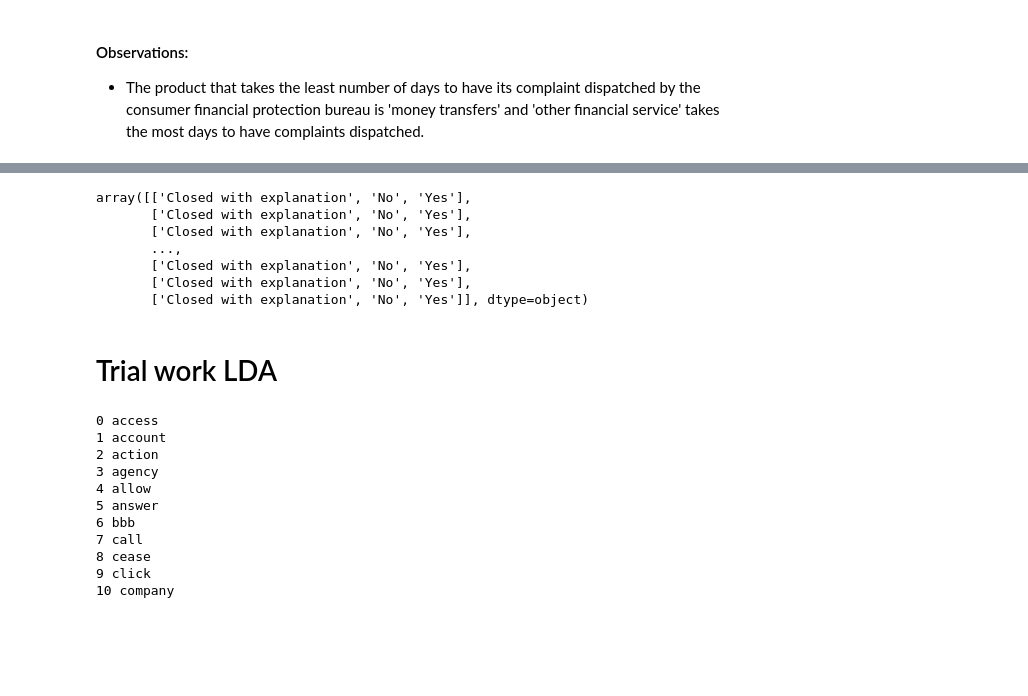
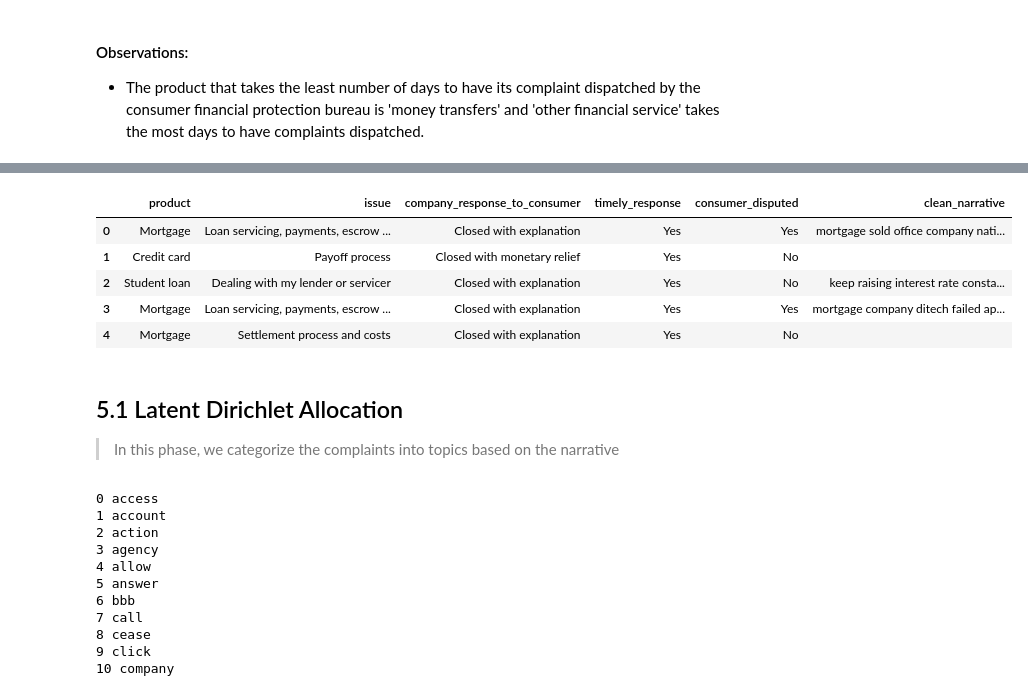
Before and after one commit to abnormalDistribute/Capstone-Project---Consumer-Complaints, a Jupyter notebook: index.ipynb, the cells around one changed output, grey strips where cells are left out. Saved outputs shown, nothing was run; the diff lists cells and outputs as text; code cells hidden in the pictures; blank space fills up the shorter version.

Commit message:
Updated Notebook (Latent Dirichlet Allocation)

```diff
--- a/index.ipynb
+++ b/index.ipynb
@@ -1580,15 +1312,24 @@ array([[0., 1., 0., ..., 0., 0., 1.],
-# %%
-m_ohe.inverse_transform(multi_target_forest.predict(X_train))
-# %% [output]
-array([['Closed with explanation', 'No', 'Yes'],
-       ['Closed with explanation', 'No', 'Yes'],
-       ['Closed with explanation', 'No', 'Yes'],
-       ...,
-       ['Closed with explanation', 'No', 'Yes'],
-       ['Closed with explanation', 'No', 'Yes'],
-       ['Closed with explanation', 'No', 'Yes']], dtype=object)
-# %% [markdown]
-# Trial work LDA
+# %%
+# Creating a final data frame for machine learning
+df_ml = df_final.drop(['index', 'date_received', 'company', 'state', 'zip_code',
+                      'submitted_via', 'date_sent_to_company', 'days_taken',
+                      'month_sent', 'month_received', 'year_sent', 'year_received', 'consumer_complaint_narrative'], axis=1)
+
+# saving data for machine learning
+df_ml.to_csv('data/df_ml.csv')
+
+# previewing the data
+df_ml.head()
+# %% [output]
+|  | product | issue | company_response_to_consumer | timely_response | consumer_disputed | clean_narrative |
+| 0 | Mortgage | Loan servicing, payments, escrow ... | Closed with explanation | Yes | Yes | mortgage sold office company nati... |
+| 1 | Credit card | Payoff process | Closed with monetary relief | Yes | No |  |
+| 2 | Student loan | Dealing with my lender or servicer | Closed with explanation | Yes | No | keep raising interest rate consta... |
+| 3 | Mortgage | Loan servicing, payments, escrow ... | Closed with explanation | Yes | Yes | mortgage company ditech failed ap... |
+| 4 | Mortgage | Settlement process and costs | Closed with explanation | Yes | No |  |
+# %% [markdown]
+## 5.1 Latent Dirichlet Allocation
+> In this phase, we categorize the complaints into topics based on the narrative
 # %%
 import gensim
 import gensim.corpora as corpora
```
Also changed, not shown: parts of 54 cells of this notebook.
